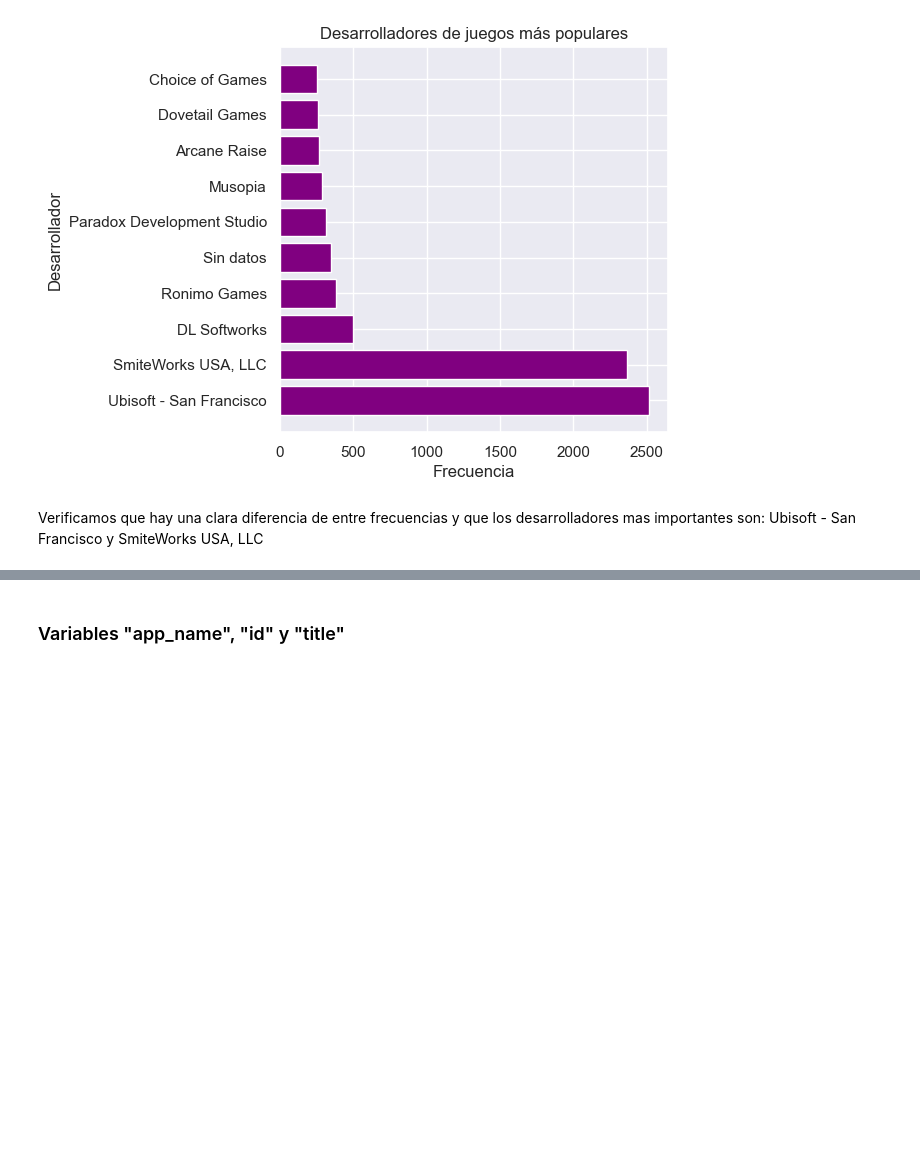
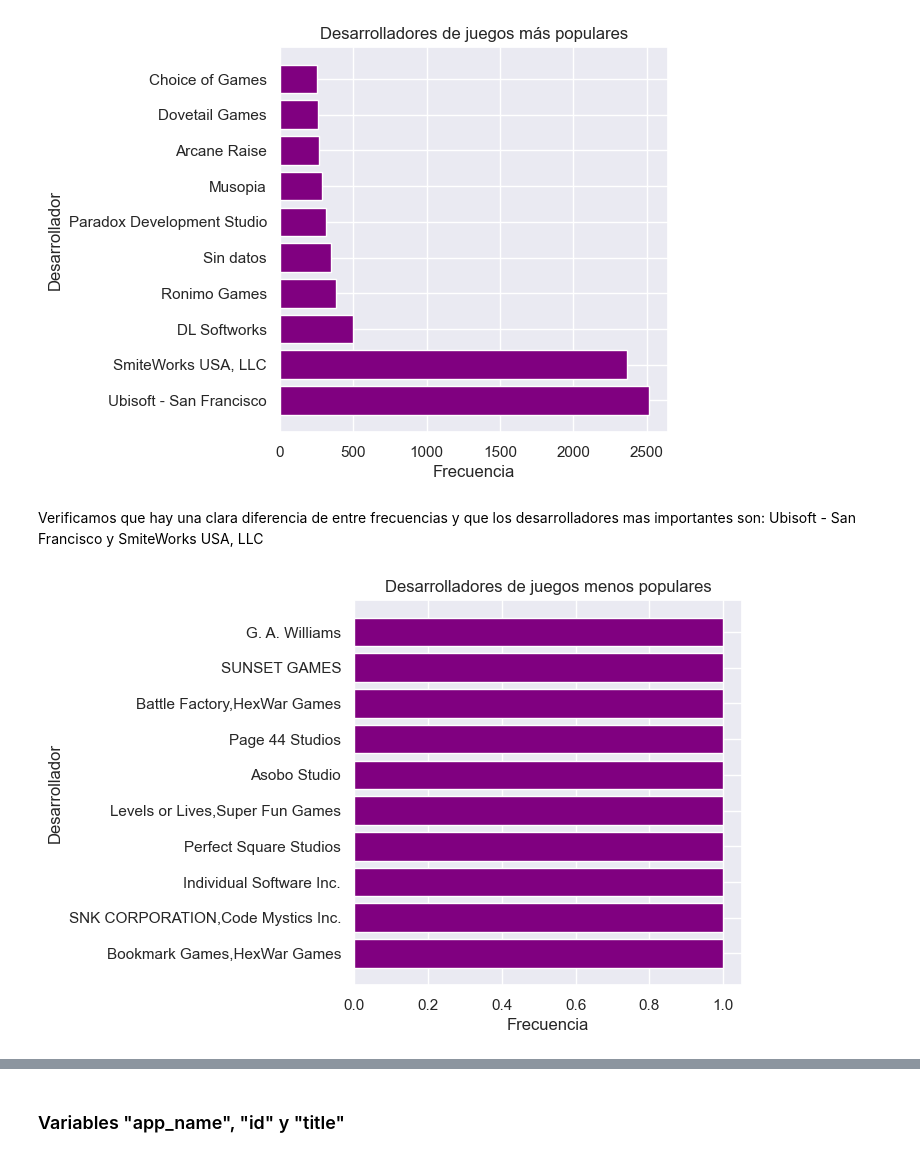
Before and after one commit to ASGuzman/PI_MLOps_Steam, a Jupyter notebook: 05_EDA.ipynb, the cells around one changed output, grey strips where cells are left out. Cells and saved outputs as stored; diff of their text form; code cells hidden in the pictures; blank space fills up the shorter version.

```diff
--- a/05_EDA.ipynb
+++ b/05_EDA.ipynb
@@ -121,3 +121,13 @@ plt.show()
 [figure]
 # %% [markdown]
 Verificamos que hay una clara diferencia de entre frecuencias y que los desarrolladores mas importantes son: Ubisoft - San Francisco y SmiteWorks USA, LLC
+# %%
+top_10_developer_tail = df_output["developer"].value_counts().tail(10)
+plt.figure(figsize=(5, 5))
+plt.barh(top_10_developer_tail.index, top_10_developer_tail.values, color="purple")
+plt.title("Desarrolladores de juegos menos populares")
+plt.ylabel("Desarrollador")
+plt.xlabel("Frecuencia")
+plt.show()
+# %% [output]
+[figure, added]
```
Also changed, not shown: parts of 11 cells of this notebook.
